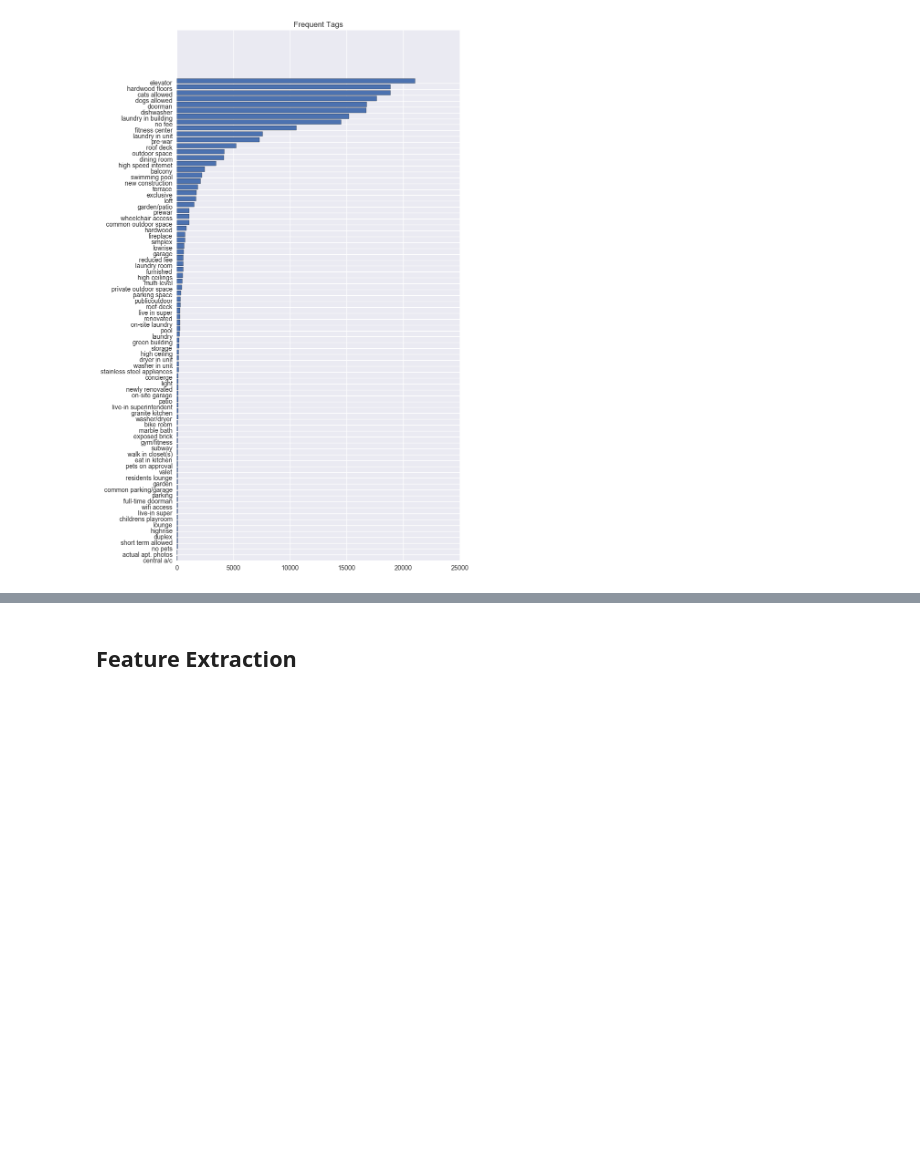
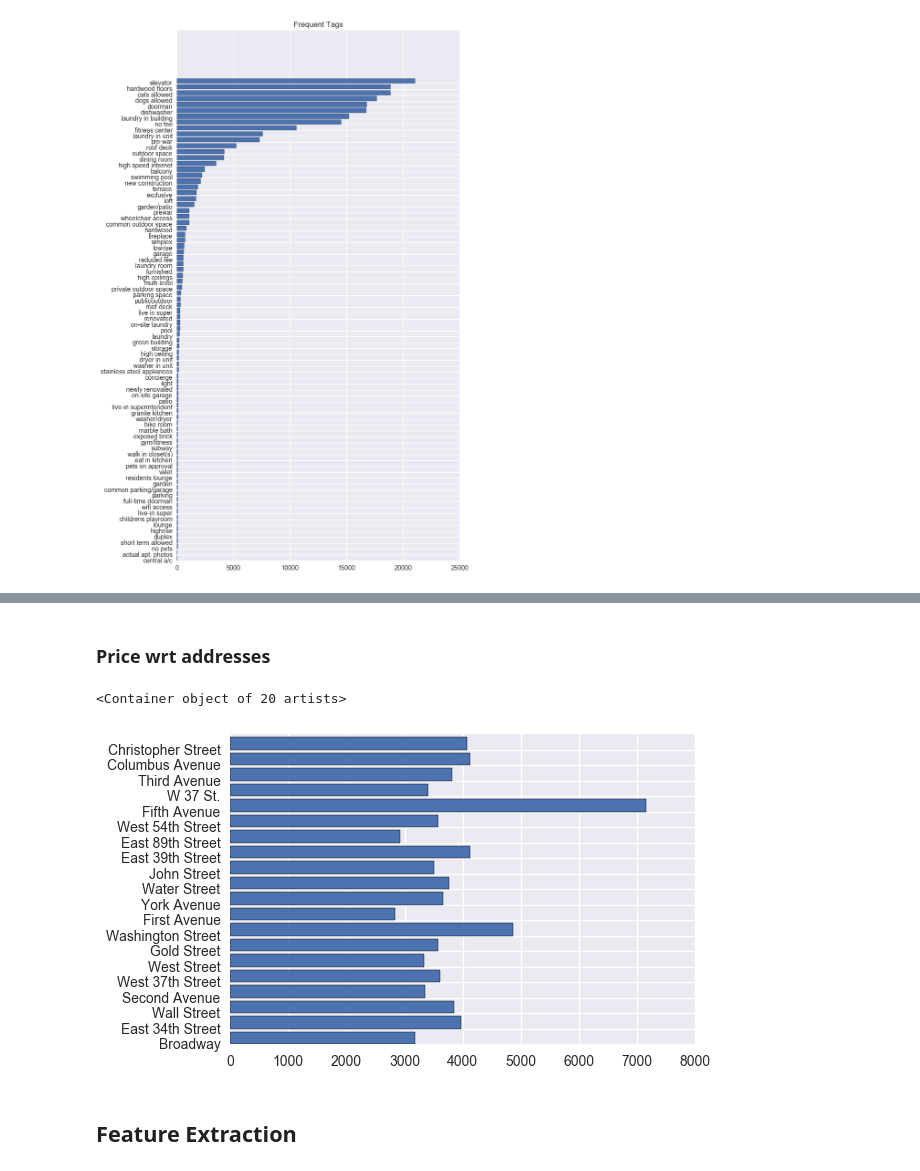
Before and after one commit to Charlespartina/DS1001-Project, a Jupyter notebook: notebook/Final Project.ipynb, the cells around one changed output, grey strips where cells are left out. Saved outputs shown, nothing was run; the diff lists cells and outputs as text; code cells hidden in the pictures; blank space fills up the shorter version.

```diff
--- a/notebook/Final Project.ipynb
+++ b/notebook/Final Project.ipynb
@@ -152,3 +183,13 @@ plt.barh(range(len(all_features_sorted)), all_features_values,tick_label=all_fea
+# %% [markdown]
+### Price wrt addresses
+# %%
+popular_addresses = address_counts.index[:20]
+avg_price_addresses = df['price'].groupby(df['display_address']).mean()[popular_addresses]
+avg_price_addresses
+plt.barh(range(len(popular_addresses)), avg_price_addresses.values, tick_label=avg_price_addresses.index)
+# %% [output]
+<Container object of 20 artists>
+[figure, added]
 # %% [markdown]
 ## Feature Extraction
 # %% [markdown]
```
Also changed, not shown: parts of 6 cells of this notebook.
